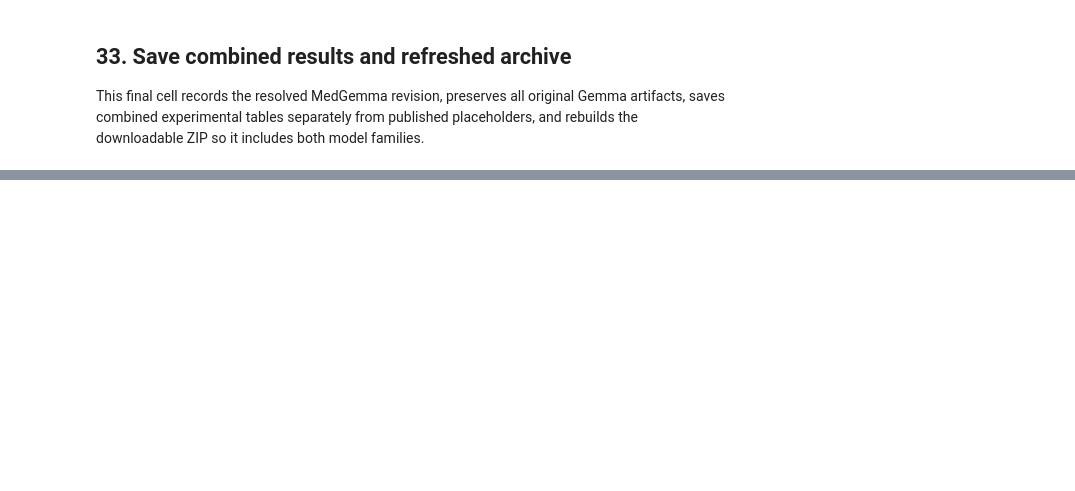
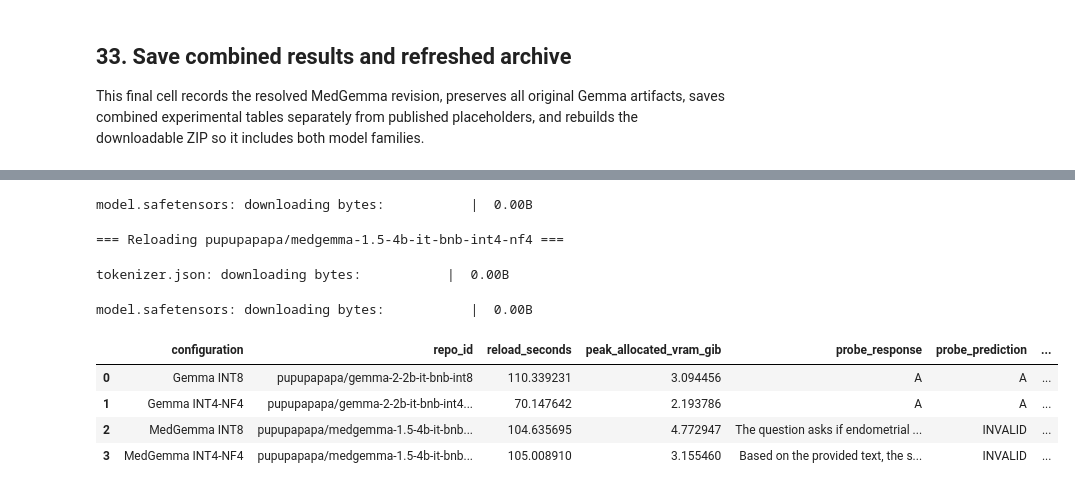
Before and after one commit to peempat/medpubcodex, a Jupyter notebook: gemma_medical_quantization_benchmark.ipynb, the cells around one changed output, grey strips where cells are left out. Cells and saved outputs as stored; diff of their text form; code cells hidden in the pictures; blank space fills up the shorter version.

Commit message:
try to quantize

```diff
--- a/gemma_medical_quantization_benchmark.ipynb
+++ b/gemma_medical_quantization_benchmark.ipynb
@@ -1754,0 +2171,71 @@ print("Original Gemma output files were preserved; MedGemma and combined files w
+# %%
+VERIFY_HUB_ROUNDTRIP = True
+
+def load_published_checkpoint(repo_id, model_class, companion_class, needs_processor_adapter):
+    '''Reload a published checkpoint; quantization settings come from the repository config.'''
+    companion = companion_class.from_pretrained(repo_id, trust_remote_code=TRUST_REMOTE_CODE)
+    tokenizer = getattr(companion, "tokenizer", companion)
+    if tokenizer.pad_token_id is None:
+        tokenizer.pad_token = tokenizer.eos_token
+    tokenizer.padding_side = "left"
+    model = model_class.from_pretrained(
+        repo_id,
+        device_map="auto" if ENABLE_CPU_OFFLOAD_FALLBACK else {"": 0},
+        trust_remote_code=TRUST_REMOTE_CODE,
+    )
+    return model.eval(), (TextOnlyProcessorAdapter(companion) if needs_processor_adapter else companion)
+
+roundtrip_rows = []
+successful_uploads = [r for r in hub_upload_records if not r.get("error")]
+if not VERIFY_HUB_ROUNDTRIP:
+    print("VERIFY_HUB_ROUNDTRIP is False; no published checkpoint was reloaded.")
+elif not successful_uploads:
+    print("No successful upload is available to verify.")
+else:
+    probe_samples = [item for samples in normalized_datasets.values() for item in samples]
+    if not probe_samples:
+        raise RuntimeError("No normalized samples are available to probe the reloaded checkpoints.")
+    probe_sample = probe_samples[0]
+    target_by_configuration = {t["configuration"]: t for t in QUANTIZED_UPLOAD_TARGETS}
+    for record in successful_uploads:
+        target = target_by_configuration[record["configuration"]]
+        model = tokenizer = None
+        unload_model()
+        if torch.cuda.is_available():
+            torch.cuda.reset_peak_memory_stats()
+        try:
+            print(f"\n=== Reloading {record['repo_id']} ===")
+            cuda_sync()
+            load_start = time.perf_counter()
+            model, tokenizer = load_published_checkpoint(
+                record["repo_id"], target["model_class"], target["companion_class"],
+                target["needs_processor_adapter"],
+            )
+            cuda_sync()
+            reload_seconds = time.perf_counter() - load_start
+            response, _, _ = generate_once(model, tokenizer, format_model_prompt(probe_sample, tokenizer))
+            roundtrip_rows.append({
+                "configuration": record["configuration"],
+                "repo_id": record["repo_id"],
+                "reload_seconds": reload_seconds,
+                "peak_allocated_vram_gib": torch.cuda.max_memory_allocated()/2**30 if torch.cuda.is_available() else 0,
+                "probe_response": response,
+                "probe_prediction": extract_answer(response, list(probe_sample["choices"])),
+                "probe_gold_answer": probe_sample["answer"],
+                "error": None,
+            })
+        except Exception as exc:
+            roundtrip_rows.append({
+                "configuration": record["configuration"],
+                "repo_id": record["repo_id"],
+                "error": friendly_access_error(exc, record["repo_id"]),
+            })
+            print("FAILED:", roundtrip_rows[-1]["error"])
+        finally:
+            del model
+            del tokenizer
+            unload_model()
+
+    save_json(roundtrip_rows, "quantized_hub_roundtrip.json")
+    display(pd.DataFrame(roundtrip_rows))
+# %% [output]
@@ -1754,0 +2250,9 @@ print("Original Gemma output files were preserved; MedGemma and combined files w
+model.safetensors: downloading bytes:           |  0.00B
+=== Reloading pupupapapa/medgemma-1.5-4b-it-bnb-int4-nf4 ===
+tokenizer.json: downloading bytes:           |  0.00B
+model.safetensors: downloading bytes:           |  0.00B
+|  | configuration | repo_id | reload_seconds | peak_allocated_vram_gib | probe_response | probe_prediction | ... |
+| 0 | Gemma INT8 | pupupapapa/gemma-2-2b-it-bnb-int8 | 110.339231 | 3.094456 | A | A | ... |
+| 1 | Gemma INT4-NF4 | pupupapapa/gemma-2-2b-it-bnb-int4... | 70.147642 | 2.193786 | A | A | ... |
+| 2 | MedGemma INT8 | pupupapapa/medgemma-1.5-4b-it-bnb... | 104.635695 | 4.772947 | The question asks if endometrial ... | INVALID | ... |
+| 3 | MedGemma INT4-NF4 | pupupapapa/medgemma-1.5-4b-it-bnb... | 105.008910 | 3.155460 | Based on the provided text, the s... | INVALID | ... |
```
Also changed, not shown: parts of 20 cells of this notebook.
